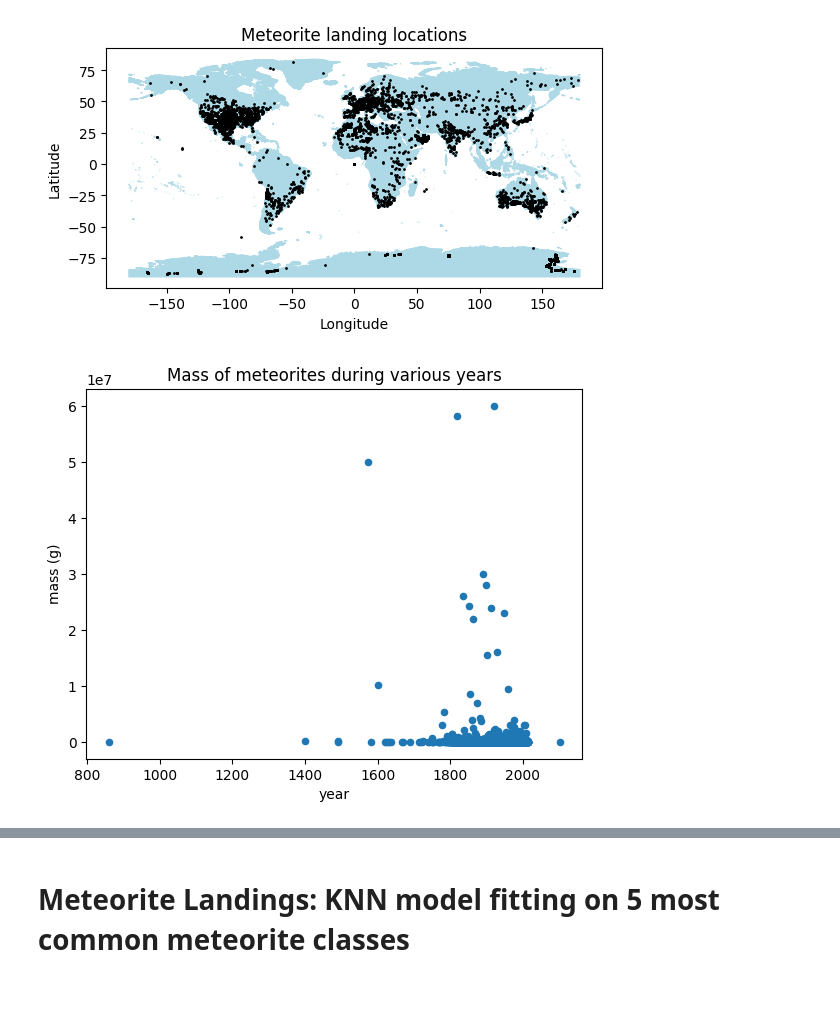
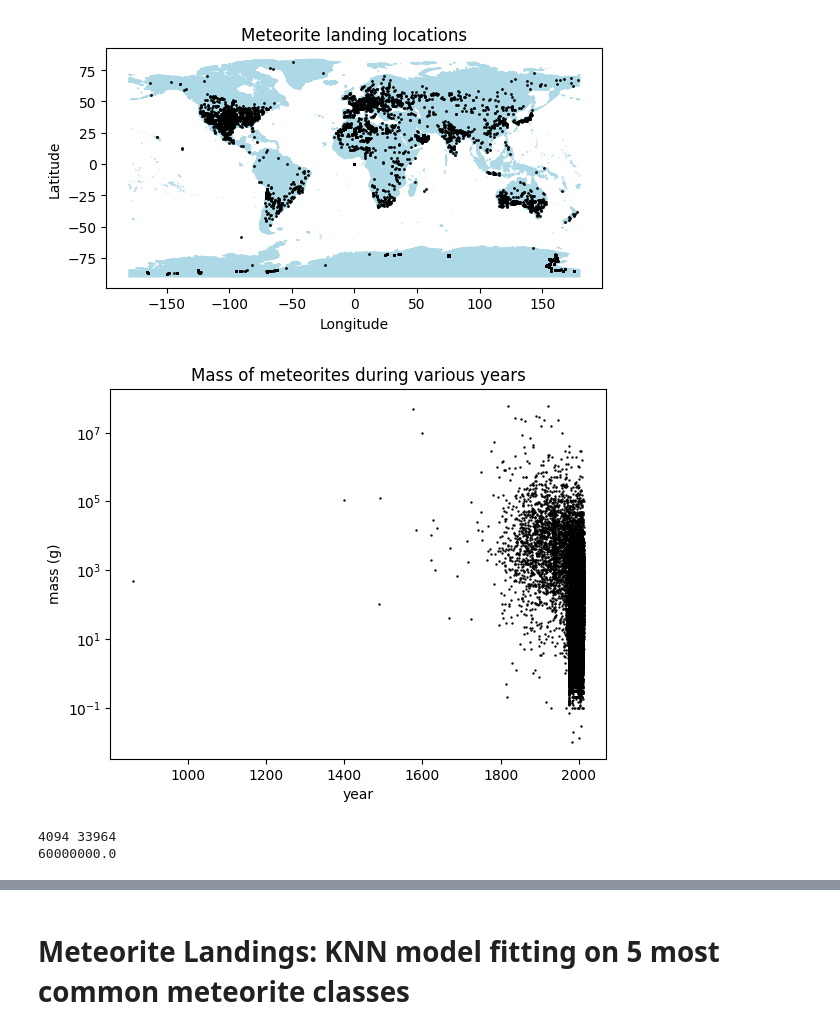
Before and after one commit to indrajos/SGT2, a Jupyter notebook: Nasa_data_COMBINED.ipynb, the cells around one changed output, grey strips where cells are left out. Cells and saved outputs as stored; diff of their text form; code cells hidden in the pictures; blank space fills up the shorter version.

```diff
--- a/Nasa_data_COMBINED.ipynb
+++ b/Nasa_data_COMBINED.ipynb
@@ -710,5 +683,9 @@ m.save('Predicted_events_map.html')
 # %% [markdown]
 # Meteorite Landings: Exploratory Data Analysis
+# %%
+meteor = meteor[meteor['mass (g)'] != 0]
+meteor = meteor[meteor['year'] < 2024]
+meteor = meteor.dropna()
 # %%
 # Counts of meteorite categories
 category_counts = meteor['recclass'].value_counts()
@@ -771,11 +729,21 @@ plt.show()
 # %% [output]
 [figure]
 # %%
-meteor.plot('year', 'mass (g)', kind = 'scatter')
+meteor.plot('year', 'mass (g)', kind = 'scatter', color='black', marker = 'o', s=0.5)
+plt.yscale('log')
 plt.title("Mass of meteorites during various years")
 plt.show()
 # %% [output]
-[figure, old version]
+[figure, new version]
+# %%
+mass_big = meteor[meteor['mass (g)'] > 1000]
+mass_small = meteor[meteor['mass (g)'] < 1000]
+print(len(mass_big.index), len(mass_small.index))
+max_mass = meteor['mass (g)'].max()
+print(max_mass)
+# %% [output]
+4094 33964
+60000000.0
 # %%
 category_counts = meteor['recclass'].value_counts()
 filtered_cats = category_counts[category_counts >= 200]
```
Also changed, not shown: parts of 55 cells of this notebook.
